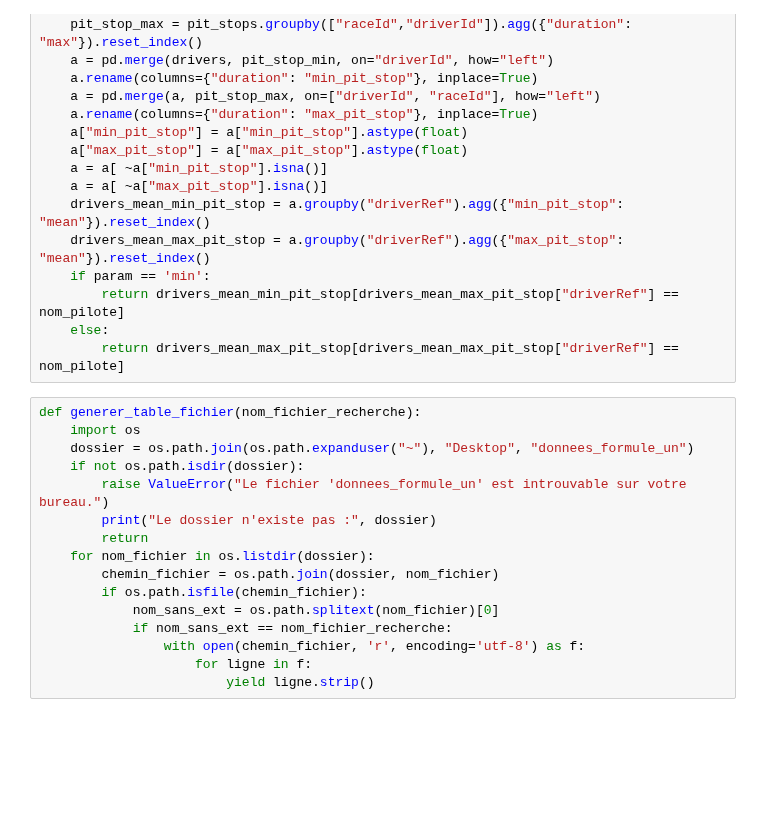
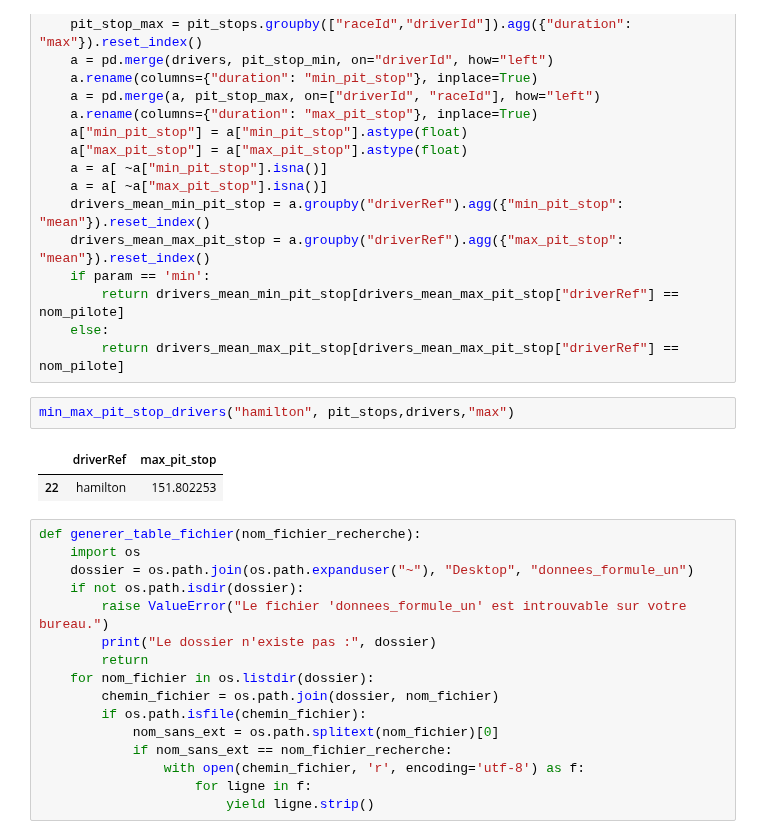
Before and after one commit to OzeelCharles/projet_info2, a Jupyter notebook: exploration_races_Charles.ipynb, the cells around one changed output. Drawn from its saved outputs; the diff is of its cells as text; blank space fills up the shorter version.

```diff
--- a/exploration_races_Charles.ipynb
+++ b/exploration_races_Charles.ipynb
@@ -103,6 +284,11 @@ def min_max_pit_stop_drivers(nom_pilote: str, pit_stops: pd.DataFrame, drivers :
         return drivers_mean_min_pit_stop[drivers_mean_max_pit_stop["driverRef"] == nom_pilote]
     else:
         return drivers_mean_max_pit_stop[drivers_mean_max_pit_stop["driverRef"] == nom_pilote]
+# %%
+min_max_pit_stop_drivers("hamilton", pit_stops,drivers,"max")
+# %% [output]
+|  | driverRef | max_pit_stop |
+| 22 | hamilton | 151.802253 |
 # %%
 def generer_table_fichier(nom_fichier_recherche):
     import os
```
Also changed, not shown: parts of 9 cells of this notebook, 1 other file.
